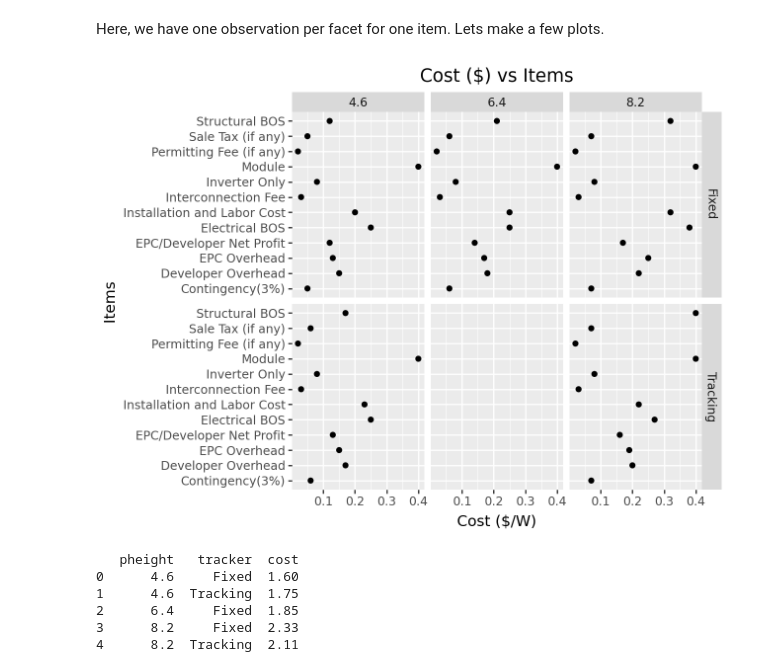
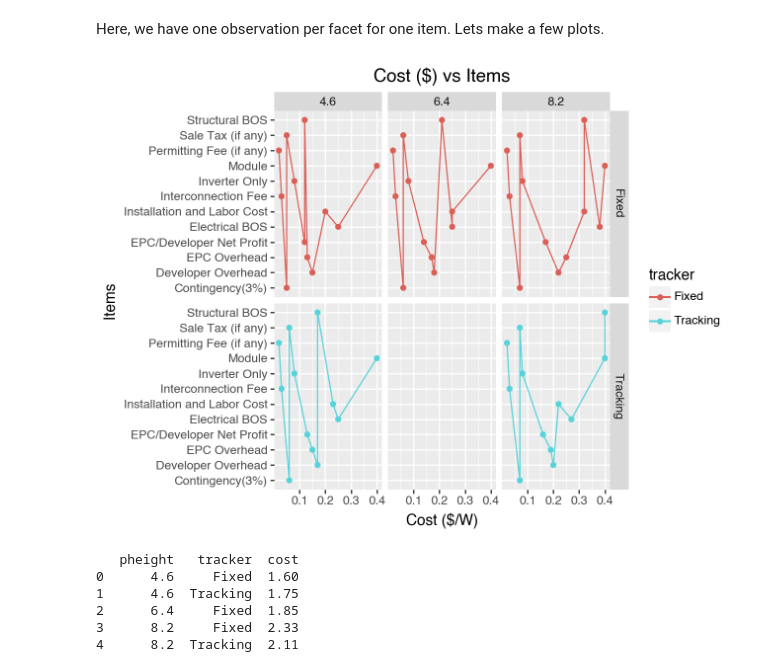
Before and after one commit to bijubjs/AVAlabama, a Jupyter notebook: PV Cost.ipynb, the cells around one changed output. Drawn from its saved outputs; the diff is of its cells as text; code cells hidden in the pictures.

```diff
--- a/PV Cost.ipynb
+++ b/PV Cost.ipynb
@@ -190,7 +192,8 @@ Total cost for various tracking system and panel heights agrivoltaic systems.
 # %% [markdown]
 There are more than one observations for same facet in above charts. So, lets narrow them down and create one observation per facet.To do so lets summarize the data and generate some information about the data in successive codes.
 # %%
-avgcost = pvcost.groupby(["pheight", "item", "tracker"])["cost"].agg(mean).reset_index().round(2)
+avgcost = pvcost.groupby(["pheight", "item", "tracker"])["cost"].mean().reset_index().round(2)
+#avgcost = pvcost.groupby(["pheight", "item", "tracker"])["cost"].agg(np.mean).reset_index().round(2)
 avgcost = pd.DataFrame(avgcost)
 print(avgcost.head())
 #print(avgcost)
@@ -233,14 +236,17 @@ Here, we have one observation per facet for one item. Lets make a few plots.
 # %%
 (
     ggplot(avgcost)
     + facet_grid("tracker~pheight")
     + aes(y = "item",
-          x = "cost")
+          x = "cost",
+          color="tracker",
+          group="tracker")
     + geom_point()
+    + geom_line()
     + labs(title= "Cost ($) vs Items",
            y = "Items",
            x = "Cost ($/W)")
 )
 # %% [output]
-[figure, old version]
+[figure, new version]
 # %%
```
Also changed, not shown: parts of 5 cells of this notebook, 1 other file.
